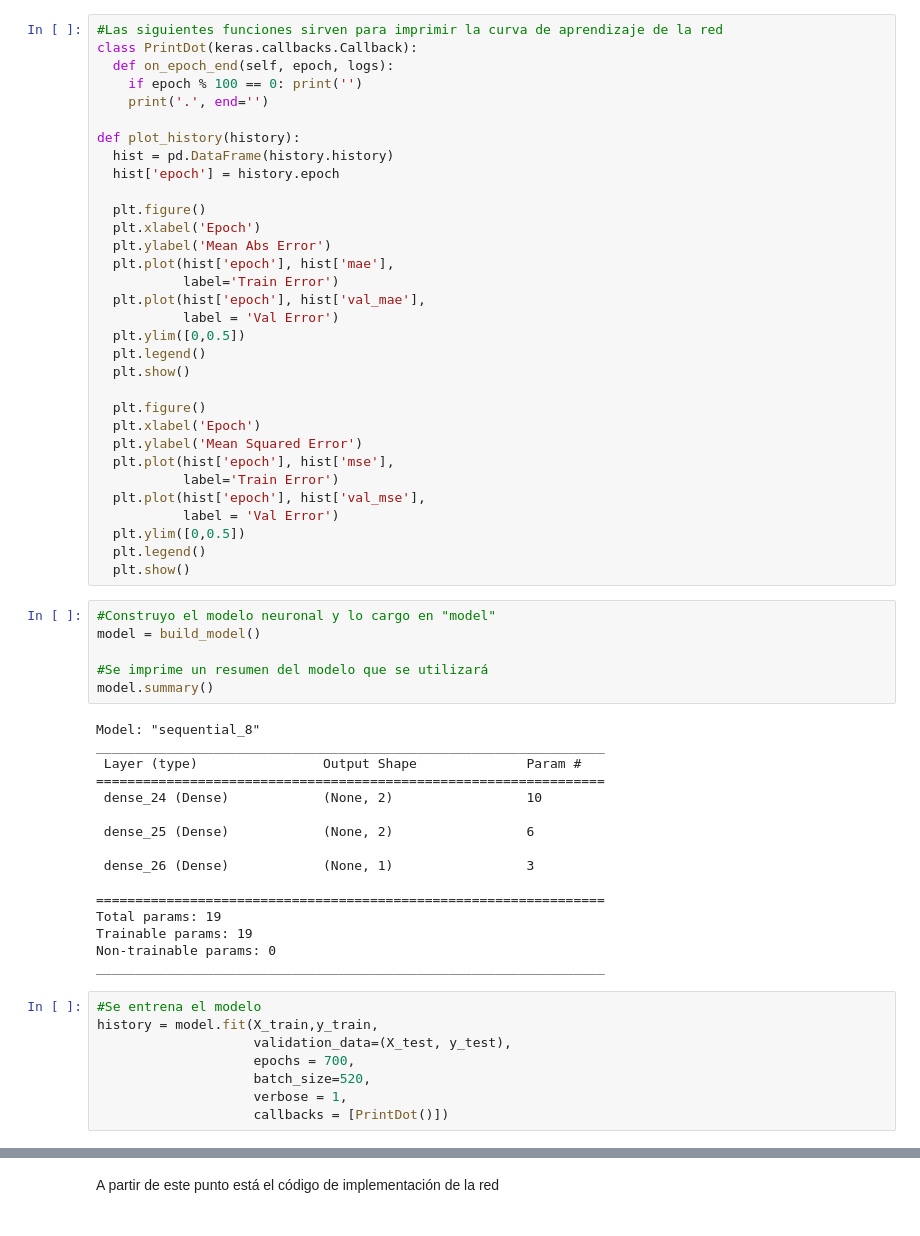
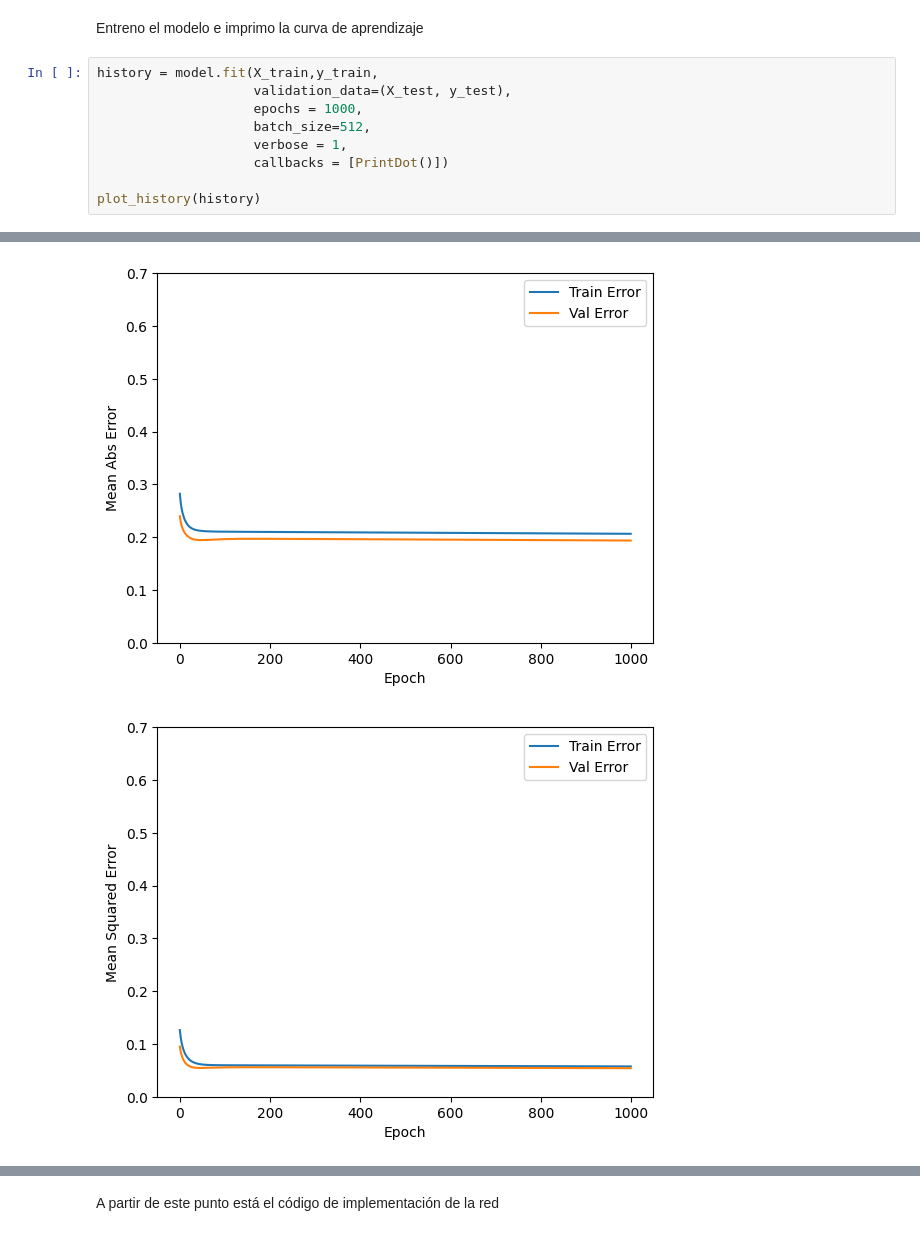
Before and after one commit to Makako08/Tarea1_IA, a Jupyter notebook: ParteA/Regresión.ipynb, the cells around one changed output, grey strips where cells are left out. Drawn from its saved outputs; the diff is of its cells as text.

```diff
--- a/ParteA/Regresión.ipynb
+++ b/ParteA/Regresión.ipynb
@@ -47,63 +81,12 @@ def build_model():
-# %%
-#Las siguientes funciones sirven para imprimir la curva de aprendizaje de la red
-class PrintDot(keras.callbacks.Callback):
-  def on_epoch_end(self, epoch, logs):
-    if epoch % 100 == 0: print('')
-    print('.', end='')
-
-def plot_history(history):
-  hist = pd.DataFrame(history.history)
-  hist['epoch'] = history.epoch
-
-  plt.figure()
-  plt.xlabel('Epoch')
-  plt.ylabel('Mean Abs Error')
-  plt.plot(hist['epoch'], hist['mae'],
-           label='Train Error')
-  plt.plot(hist['epoch'], hist['val_mae'],
-           label = 'Val Error')
-  plt.ylim([0,0.5])
-  plt.legend()
-  plt.show()
-
-  plt.figure()
-  plt.xlabel('Epoch')
-  plt.ylabel('Mean Squared Error')
-  plt.plot(hist['epoch'], hist['mse'],
-           label='Train Error')
-  plt.plot(hist['epoch'], hist['val_mse'],
-           label = 'Val Error')
-  plt.ylim([0,0.5])
-  plt.legend()
-  plt.show()
-# %%
-#Construyo el modelo neuronal y lo cargo en "model"
-model = build_model()
-
-#Se imprime un resumen del modelo que se utilizará
-model.summary()
-# %% [output]
-Model: "sequential_8"
-_________________________________________________________________
- Layer (type)                Output Shape              Param #
-=================================================================
- dense_24 (Dense)            (None, 2)                 10
-
- dense_25 (Dense)            (None, 2)                 6
-
- dense_26 (Dense)            (None, 1)                 3
-
-=================================================================
-Total params: 19
-Trainable params: 19
-Non-trainable params: 0
-_________________________________________________________________
+# %% [markdown]
+Entreno el modelo e imprimo la curva de aprendizaje
 # %%
-#Se entrena el modelo
 history = model.fit(X_train,y_train,
                     validation_data=(X_test, y_test),
-                    epochs = 700,
-                    batch_size=520,
+                    epochs = 1000,
+                    batch_size=512,
                     verbose = 1,
                     callbacks = [PrintDot()])
+
+plot_history(history)
 # %% [output]
@@ -127,3 +110,5 @@ Epoch 700/700
+[figure, added]
+[figure, added]
 # %%
 # Se serializa el modelo en formato JSON
 model_json = model.to_json()
```
Also changed, not shown: parts of 15 cells of this notebook, 4 other files.
